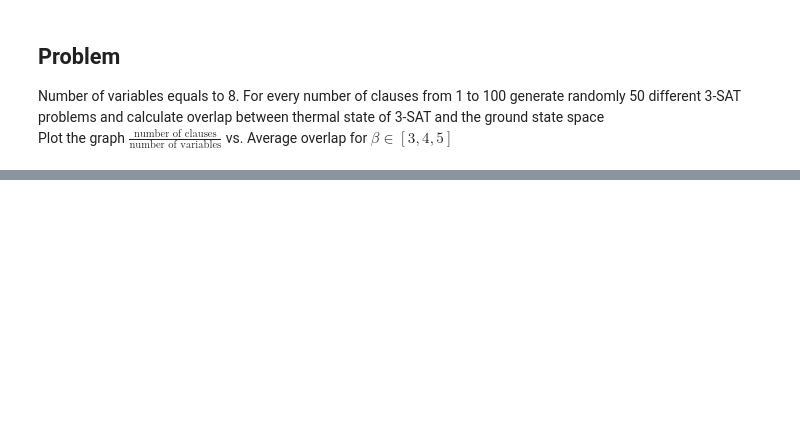
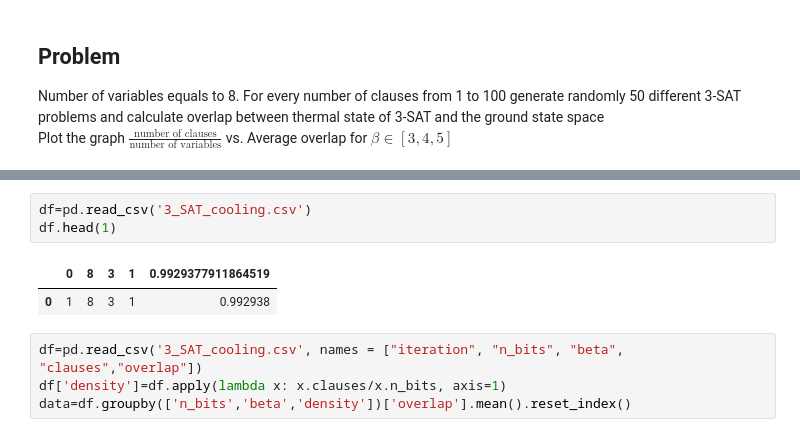
Before and after one commit to Quantum-Machine-Learning-Initiative/Island-2018, a Jupyter notebook: Lecture_2/3SAT.ipynb, the cells around one changed output, grey strips where cells are left out. Cells and saved outputs as stored; diff of their text form; blank space fills up the shorter version.

```diff
--- a/Lecture_2/3SAT.ipynb
+++ b/Lecture_2/3SAT.ipynb
@@ -144,0 +194,10 @@ Plot the graph $\frac{\text{number of clauses}}{\text{number of variables}}$ vs.
+# %%
+df=pd.read_csv('3_SAT_cooling.csv')
+df.head(1)
+# %% [output]
+|  | 0 | 8 | 3 | 1 | 0.9929377911864519 |
+| 0 | 1 | 8 | 3 | 1 | 0.992938 |
+# %%
+df=pd.read_csv('3_SAT_cooling.csv', names = ["iteration", "n_bits", "beta", "clauses","overlap"])
+df['density']=df.apply(lambda x: x.clauses/x.n_bits, axis=1)
+data=df.groupby(['n_bits','beta','density'])['overlap'].mean().reset_index()
```
Also changed, not shown: parts of 8 cells of this notebook, 4 other files.
